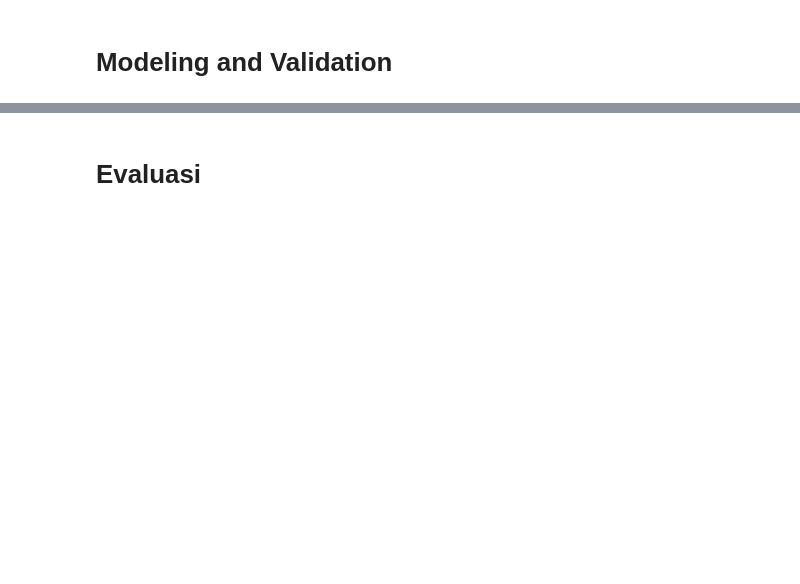
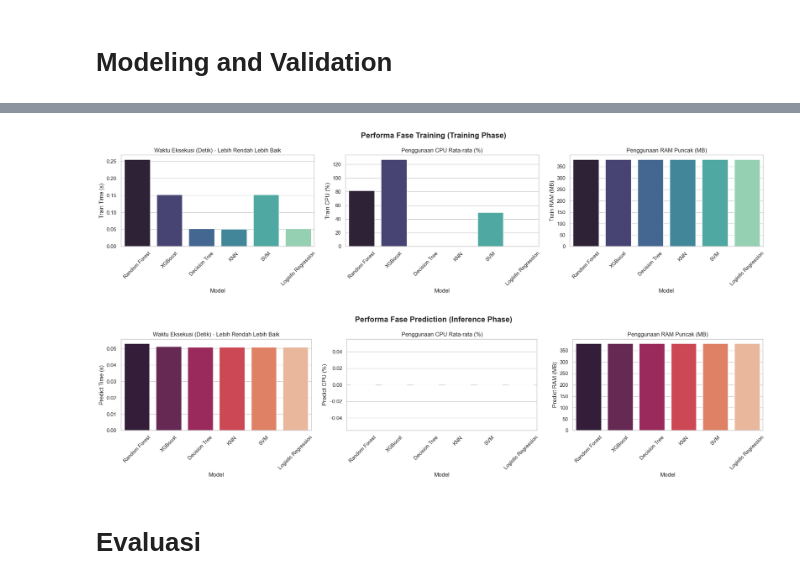
Before and after one commit to Rusmn/SIC7_SMART-WELLNESS-AND-STUDY-COMPANION, a Jupyter notebook: analysis/Notebook_SIC7.ipynb, the cells around one changed output, grey strips where cells are left out. Saved outputs shown, nothing was run; the diff lists cells and outputs as text; code cells hidden in the pictures; blank space fills up the shorter version.

```diff
--- a/analysis/Notebook_SIC7.ipynb
+++ b/analysis/Notebook_SIC7.ipynb
@@ -200,3 +253,35 @@ print(f"\n🏆 Model Terbaik: {best_model_name} (F1: {best_score:.4f})")
+# %%
+sns.set(style="whitegrid")
+
+def plot_performance(data, phase="Train"):
+    fig, axes = plt.subplots(1, 3, figsize=(20, 5))
+    fig.suptitle(f'Performa Fase {phase}ing (Training Phase)' if phase == "Train" else f'Performa Fase {phase}ion (Inference Phase)', fontsize=16, fontweight='bold')
+    base_color = "mako" if phase == "Train" else "rocket"
+
+    # 1. Plot Time
+    sns.barplot(ax=axes[0], x='Model', y=f'{phase} Time (s)', data=data, palette=base_color)
+    axes[0].set_title('Waktu Eksekusi (Detik) - Lebih Rendah Lebih Baik')
+    axes[0].tick_params(axis='x', rotation=45)
+
+    # 2. Plot CPU
+    sns.barplot(ax=axes[1], x='Model', y=f'{phase} CPU (%)', data=data, palette=base_color)
+    axes[1].set_title('Penggunaan CPU Rata-rata (%)')
+    axes[1].tick_params(axis='x', rotation=45)
+
+    # 3. Plot RAM
+    sns.barplot(ax=axes[2], x='Model', y=f'{phase} RAM (MB)', data=data, palette=base_color)
+    axes[2].set_title('Penggunaan RAM Puncak (MB)')
+    axes[2].tick_params(axis='x', rotation=45)
+
+    plt.tight_layout()
+    plt.show()
+
+plot_performance(results_df, phase="Train")
+
+plot_performance(results_df, phase="Predict")
+# %% [output]
+[figure, added]
+[figure, added]
 # %% [markdown]
 # **Evaluasi**
 # %%
```
Also changed, not shown: parts of 11 cells of this notebook, 2 other files.
